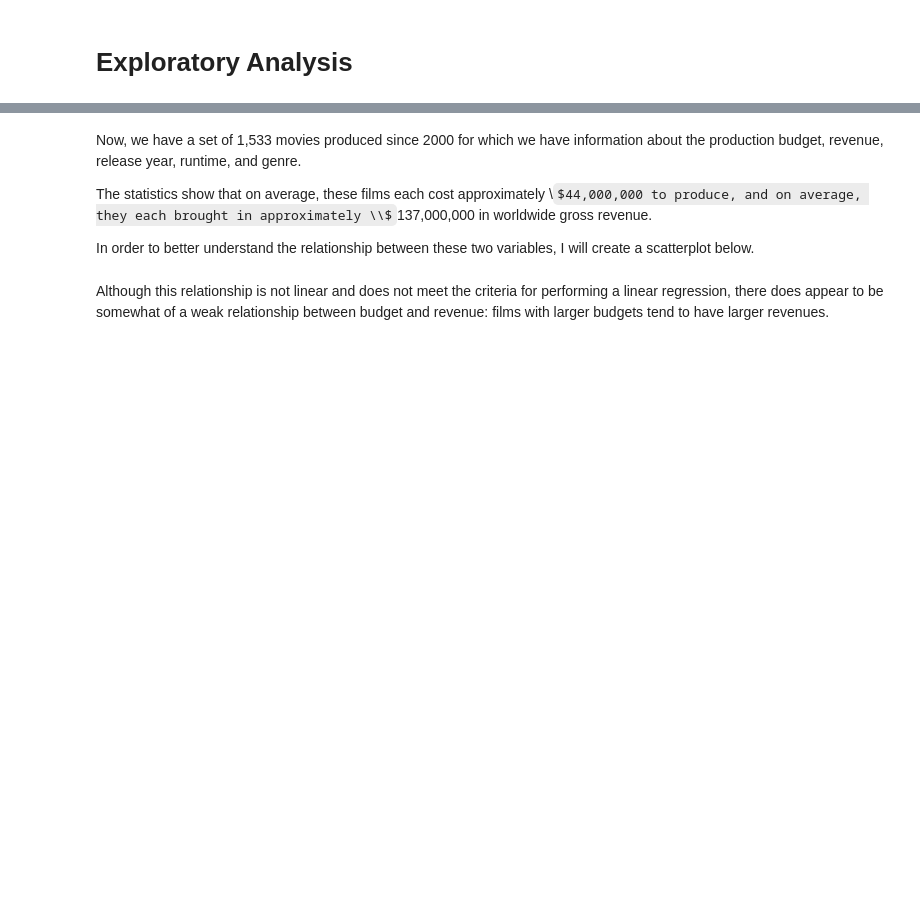
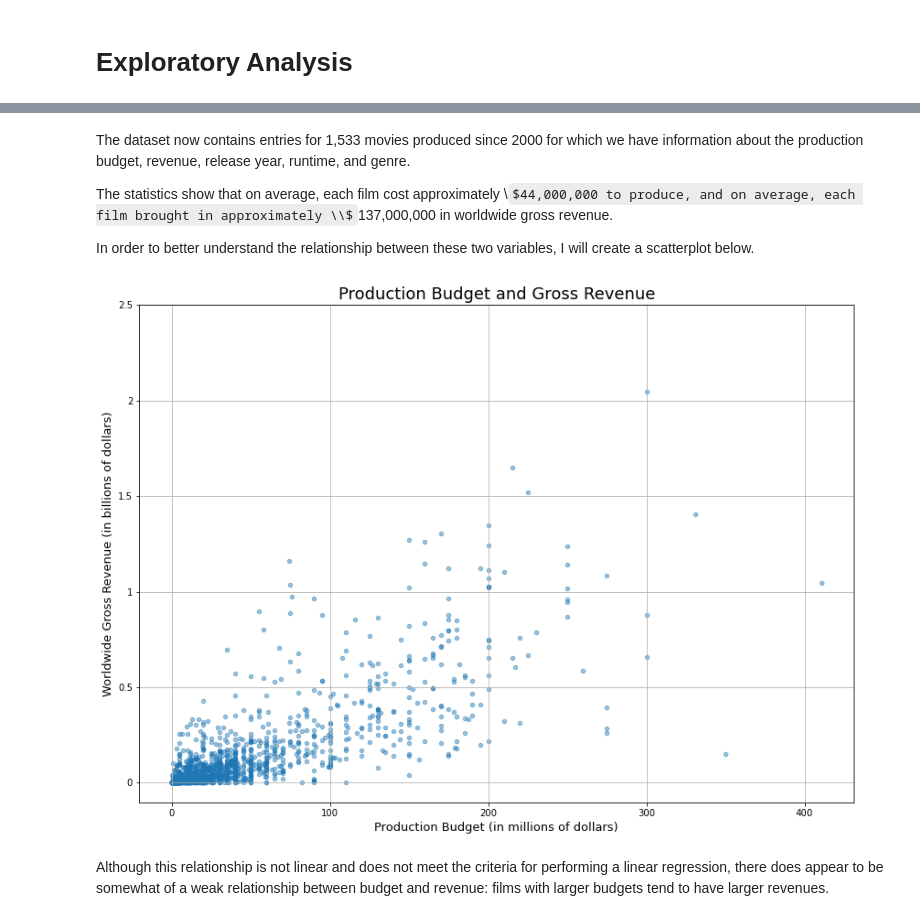
Before and after one commit to ccsurratt/highly_profitable_film_analysis, a Jupyter notebook: notebook.ipynb, the cells around one changed output, grey strips where cells are left out. Cells and saved outputs as stored; diff of their text form; code cells hidden in the pictures; some formulas as TeX source; blank space fills up the shorter version.

```diff
--- a/notebook.ipynb
+++ b/notebook.ipynb
@@ -124,22 +175,25 @@ movies.describe()
 # %% [markdown]
-Now, we have a set of 1,533 movies produced since 2000 for which we have information about the production budget, revenue, release year, runtime, and genre.
+The dataset now contains entries for 1,533 movies produced since 2000 for which we have information about the production budget, revenue, release year, runtime, and genre.
 
-The statistics show that on average, these films each cost approximately \\$44,000,000 to produce, and on average, they each brought in approximately \\$137,000,000 in worldwide gross revenue.
+The statistics show that on average, each film cost approximately \\$44,000,000 to produce, and on average, each film brought in approximately \\$137,000,000 in worldwide gross revenue.
 
 In order to better understand the relationship between these two variables, I will create a scatterplot below.
 # %%
 # created a subplot
-fig, ax = plt.subplots(figsize=(14,8))
+fig, ax = plt.subplots(figsize=(14,10))
 
 # created a scatterplot for production budget vs. gross revenue
-movies.plot.scatter(x="production_budget", y="worldwide_gross", ax=ax)
-ax.set_title("Production Budget and Gross Revenue", fontsize=14)
-ax.set_xlabel("Production Budget (in millions of dollars)", fontsize=12)
+movies.plot.scatter(x="production_budget", y="worldwide_gross", ax=ax, alpha=0.45)
+ax.set_title("Production Budget and Gross Revenue", fontsize=18)
+ax.set_xlabel("Production Budget (in millions of dollars)", fontsize=13)
 ax.set_xticks([0, 100000000, 200000000, 300000000, 400000000])
 ax.set_xticklabels([0, 100, 200, 300, 400])
-ax.set_ylabel("Worldwide Gross Revenue (in billions of dollars)", fontsize=12)
+ax.set_ylabel("Worldwide Gross Revenue (in billions of dollars)", fontsize=13)
 ax.set_yticks(ticks=[0, 500000000, 1000000000, 1500000000, 2000000000, 2500000000])
-ax.set_yticklabels(labels=[0, 0.5, 1, 1.5, 2, 2.5]);
+ax.set_yticklabels(labels=[0, 0.5, 1, 1.5, 2, 2.5])
+ax.grid();
+# %% [output]
+[figure, added]
 # %% [markdown]
 Although this relationship is not linear and does not meet the criteria for performing a linear regression, there does appear to be somewhat of a weak relationship between budget and revenue: films with larger budgets tend to have larger revenues.
 # %% [markdown]
```
Also changed, not shown: parts of 45 cells of this notebook.
